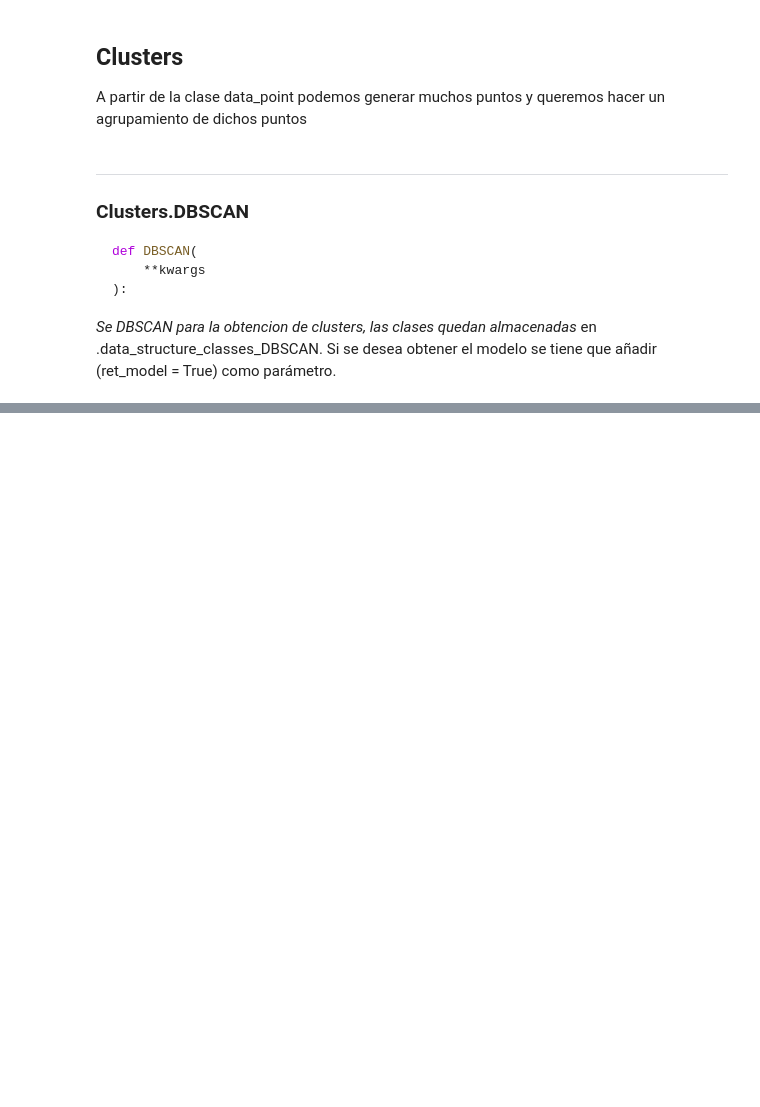
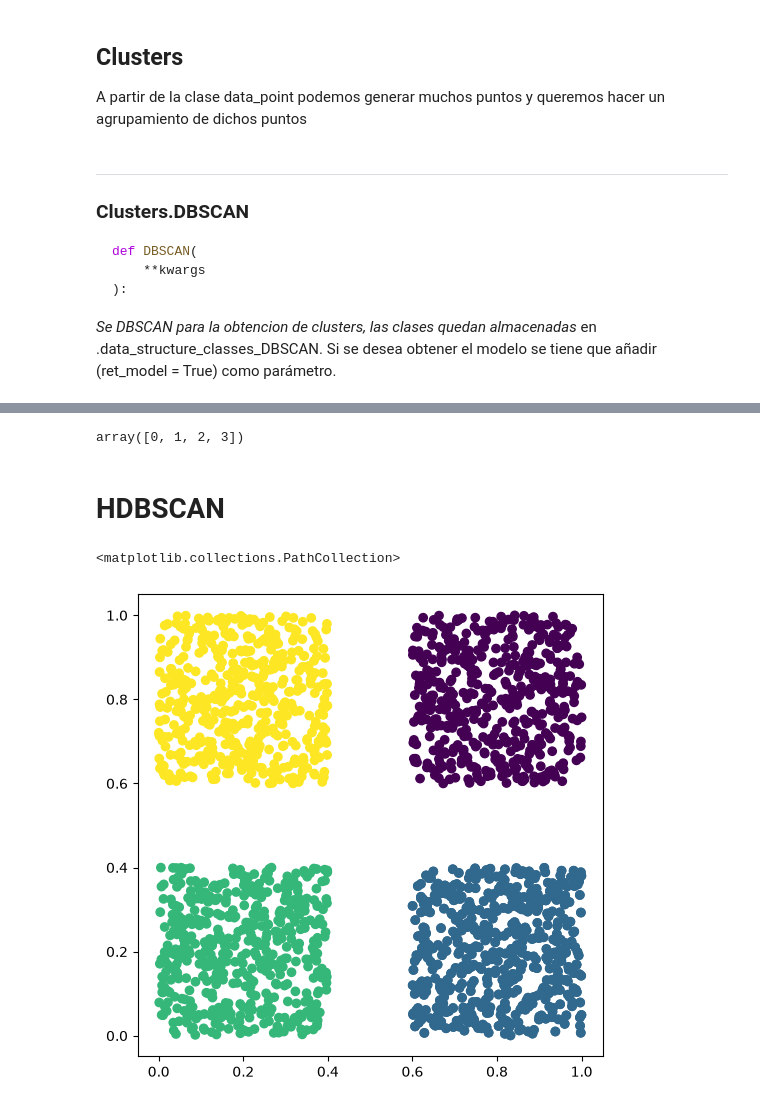
Before and after one commit to msalazarcgeo/clusterizations_nbdev_2026, a Jupyter notebook: nbs/00_cluster.ipynb, the cells around one changed output, grey strips where cells are left out. Saved outputs shown, nothing was run; the diff lists cells and outputs as text; code cells hidden in the pictures; blank space fills up the shorter version.

```diff
--- a/nbs/00_cluster.ipynb
+++ b/nbs/00_cluster.ipynb
@@ -259,0 +383,17 @@ que añadir (ret_model = True) como parámetro.
+# %%
+np.unique(cluster_all.data_structure.classes_HDBSCAN)
+# %% [output]
+array([0, 1, 2, 3])
+# %% [markdown]
+# HDBSCAN
+# %%
+fig, ax = plt.subplots(1, 1, figsize=(6, 6))
+
+plt.scatter(
+cluster_all.data_structure.get_X(),
+cluster_all.data_structure.get_Y(),
+c=cluster_all.data_structure.classes_HDBSCAN
+)
+# %% [output]
+<matplotlib.collections.PathCollection>
+[figure, added]
```
Also changed, not shown: parts of 31 cells of this notebook, 3 other files.
